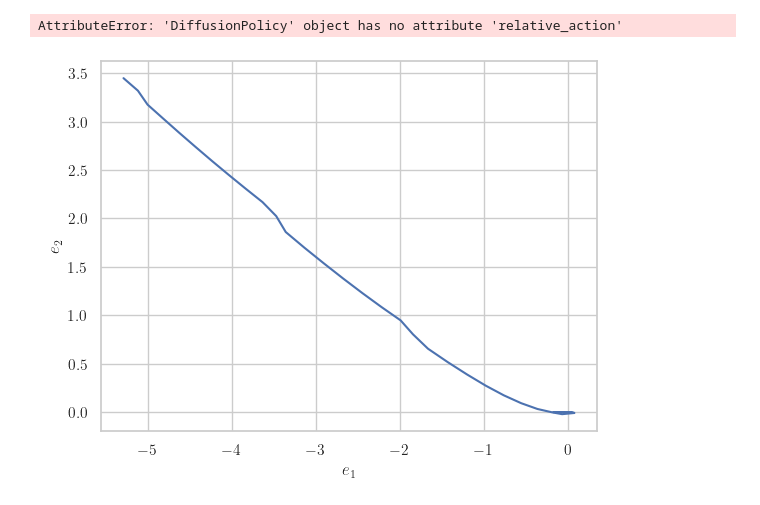
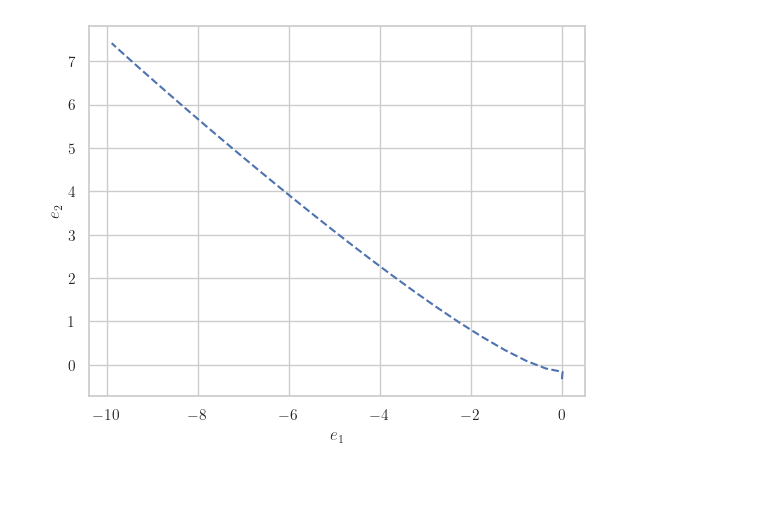
Before and after one commit to clairej12/argon, a Jupyter notebook: projects/policy-bench/notebooks/lower_bound_plots.ipynb, the cells around one changed output. Drawn from its saved outputs; the diff is of its cells as text; code cells hidden in the pictures.

```diff
--- a/projects/policy-bench/notebooks/lower_bound_plots.ipynb
+++ b/projects/policy-bench/notebooks/lower_bound_plots.ipynb
@@ -57,35 +57,40 @@ def rollout(checkpoint, mc_checkpoint, hc_checkpoint, rng):
     diffusion_policy = checkpoint.create_policy()
     diffusion_policy_mc = mc_checkpoint.create_policy()
     diffusion_policy_hc = hc_checkpoint.create_policy()
+    expert = env.create_expert()
     @agt.partial
     def zero_policy(input):
         return policy.PolicyOutput(npx.zeros_like(input.state))
     x0 = env.reset(rng)
-    x0 = npx.concatenate((npx.array([0.05, 0]), x0[2:]))
+    # x0 = npx.concatenate((npx.array([0., 0.05]), npx.zeros_like(x0[2:])))
     r_dp = policy.rollout(agt.partial(env.step), x0, diffusion_policy, length=100,
-                   policy_rng_key=argon.random.key(42)).states
+                   policy_rng_key=argon.random.key(42))
     r_dp_mc = policy.rollout(agt.partial(env.step), x0, diffusion_policy_mc, length=100,
-                   policy_rng_key=argon.random.key(42)).states
+                   policy_rng_key=argon.random.key(42))
     r_dp_hc = policy.rollout(agt.partial(env.step), x0, diffusion_policy_hc, length=100,
-                   policy_rng_key=argon.random.key(42)).states
-    r_exp = policy.rollout(agt.partial(env.step), x0, zero_policy, length=100,
-                   policy_rng_key=argon.random.key(42)).states
+                   policy_rng_key=argon.random.key(42))
+    r_zero = policy.rollout(agt.partial(env.step), x0, zero_policy, length=100,
+                   policy_rng_key=argon.random.key(42))
+    r_exp = policy.rollout(agt.partial(env.step), x0, expert, length=100,
+                   policy_rng_key=argon.random.key(42))
     alt_r_dp = policy.rollout(agt.partial(env_alt.step), x0, diffusion_policy, length=100,
-                   policy_rng_key=argon.random.key(42)).states
+                   policy_rng_key=argon.random.key(42))
     alt_r_dp_mc = policy.rollout(agt.partial(env_alt.step), x0, diffusion_policy_mc, length=100,
-                   policy_rng_key=argon.random.key(42)).states
+                   policy_rng_key=argon.random.key(42))
     alt_r_dp_hc = policy.rollout(agt.partial(env_alt.step), x0, diffusion_policy_hc, length=100,
-                   policy_rng_key=argon.random.key(42)).states
-    alt_r_exp = policy.rollout(agt.partial(env_alt.step), x0, zero_policy, length=100,
-                   policy_rng_key=argon.random.key(42)).states
+                   policy_rng_key=argon.random.key(42))
+    alt_r_zero = policy.rollout(agt.partial(env_alt.step), x0, zero_policy, length=100,
+                   policy_rng_key=argon.random.key(42))
+    alt_r_exp = policy.rollout(agt.partial(env_alt.step), x0, env_alt.create_expert(), length=100,
+                   policy_rng_key=argon.random.key(42))
     return (
-        r_dp, r_dp_mc, r_dp_hc, r_exp,
-        alt_r_dp, alt_r_dp_mc, alt_r_dp_hc, alt_r_exp
+        r_dp, r_dp_mc, r_dp_hc, r_zero, r_exp,
+        alt_r_dp, alt_r_dp_mc, alt_r_dp_hc, alt_r_zero, alt_r_exp
     )
 
 # rollout(checkpoint, argon.random.key(42))
-(dp_trajs, dp_mc_trajs, dp_hc_trajs, zero_trajs,
-    alt_dp_trajs, alt_dp_mc_trajs, alt_dp_hc_trajs, alt_zero_trajs) = agt.vmap(
+(dp_trajs, dp_mc_trajs, dp_hc_trajs, zero_trajs, exp_trajs,
+    alt_dp_trajs, alt_dp_mc_trajs, alt_dp_hc_trajs, alt_zero_trajs, alt_exp_trajs) = agt.vmap(
         rollout, in_axes=(None, None, None, 0)
     )(
         checkpoint, mc_checkpoint, hc_checkpoint,
@@ -93,34 +98,24 @@ def rollout(checkpoint, mc_checkpoint, hc_checkpoint, rng):
             argon.random.key(42), 2
         )
     )
+
+(dp_traj, dp_mc_traj, dp_hc_traj, zero_traj, exp_traj,
+    alt_dp_traj, alt_dp_mc_traj, alt_dp_hc_traj, alt_zero_traj, alt_exp_traj) = argon.tree.map(
+        lambda x: x[0], (dp_trajs, dp_mc_trajs, dp_hc_trajs, zero_trajs, exp_trajs,
+            alt_dp_trajs, alt_dp_mc_trajs, alt_dp_hc_trajs, alt_zero_trajs, alt_exp_trajs)
+    )
-# %% [output]
-AttributeError: 'DiffusionPolicy' object has no attribute 'relative_action'
 # %%
-import itertools
-colors = plt.rcParams['axes.prop_cycle'].by_key()['color']
-T = 30
-for (dp_traj, mc_traj, hc_traj, zero_traj,
-     alt_dp_traj, alt_mc_traj, alt_hc_traj, alt_zero_traj,
-     color) in zip(
-                dp_trajs, dp_mc_trajs, dp_hc_trajs, zero_trajs,
-                alt_dp_trajs, alt_dp_mc_trajs, alt_dp_hc_trajs, alt_zero_trajs,
-                itertools.cycle(colors)
-            ):
-    plt.plot(dp_traj[:T, 0], dp_traj[:T, 1], marker=None, color=color)
-    # plt.plot(mc_traj[:T, 0], mc_traj[:T, 1], marker=None, color=color)
-    # plt.plot(hc_traj[:T, 0], hc_traj[:T, 1], marker=None, color=color)
-    # plt.plot(zero_traj[:, 0], zero_traj[:, 1], marker=None, color=color)
-
-    plt.plot(alt_dp_traj[:T:2, 0], alt_dp_traj[:T:2, 1], marker=None, linestyle="--", color=color)
-    # plt.plot(alt_mc_traj[:T:2, 0], alt_mc_traj[:T:2, 1], marker=None, linestyle="--", color=color)
-    # plt.plot(alt_hc_traj[:T, 0], alt_hc_traj[:T, 1], marker=None, color=color)
-    # plt.plot(alt_zero_traj[:, 0], alt_zero_traj[:, 1], marker=None, color=color)
-    break
+T = 100
+plt.plot(dp_traj.states[:T, 0], dp_traj.states[:T, 1], marker=None, linestyle="--")
+# plt.plot(alt_dp_traj.states[:T, 0], alt_dp_traj.states[:T, 1], marker=None)
+# plt.plot(alt_zero_traj.states[:T, 0], alt_zero_traj.states[:T, 1], marker=None)
+# plt.plot(alt_exp_traj.states[:T, 0], alt_exp_traj.states[:T, 1], marker=None, linestyle="--")
+# plt.plot(exp_traj.states[:T, 0], exp_traj.states[:T, 1], marker=None, linestyle="--")
 
 # plt.xlim(-0.6, 0.6)
 # plt.ylim(-0.4, 0.4)
 plt.xlabel("$e_1$")
 plt.ylabel("$e_2$")
 plt.show()
 # %% [output]
-[figure, old version]
+[figure, new version]
```
Also changed, not shown: parts of 5 cells of this notebook, 8 other files.
